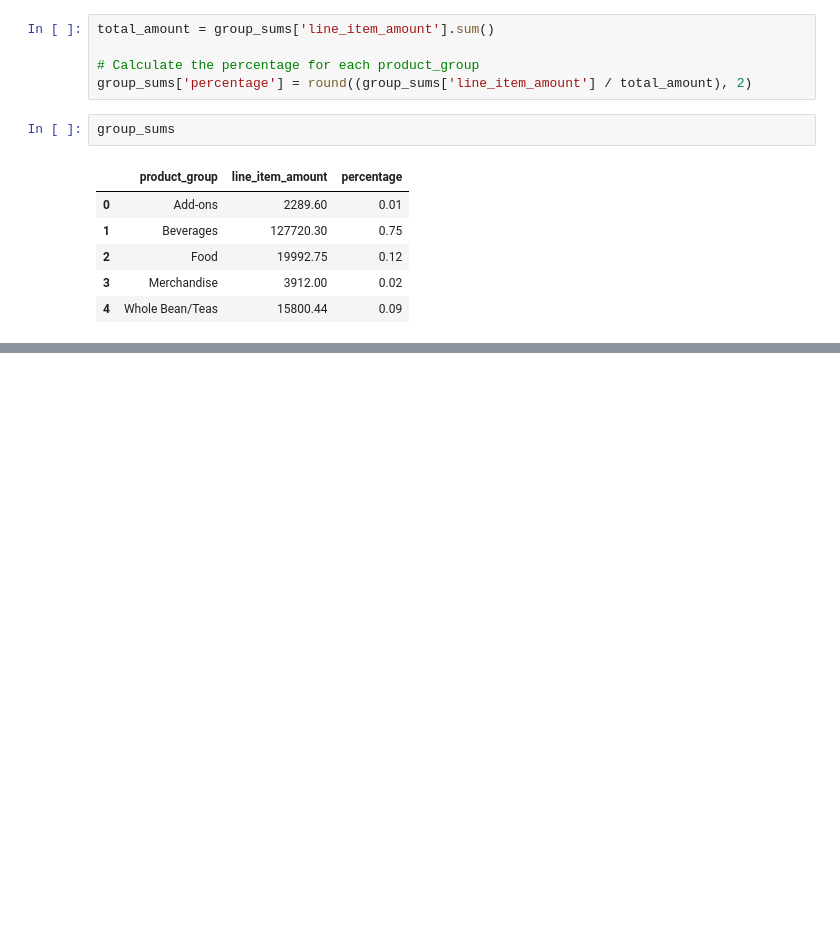
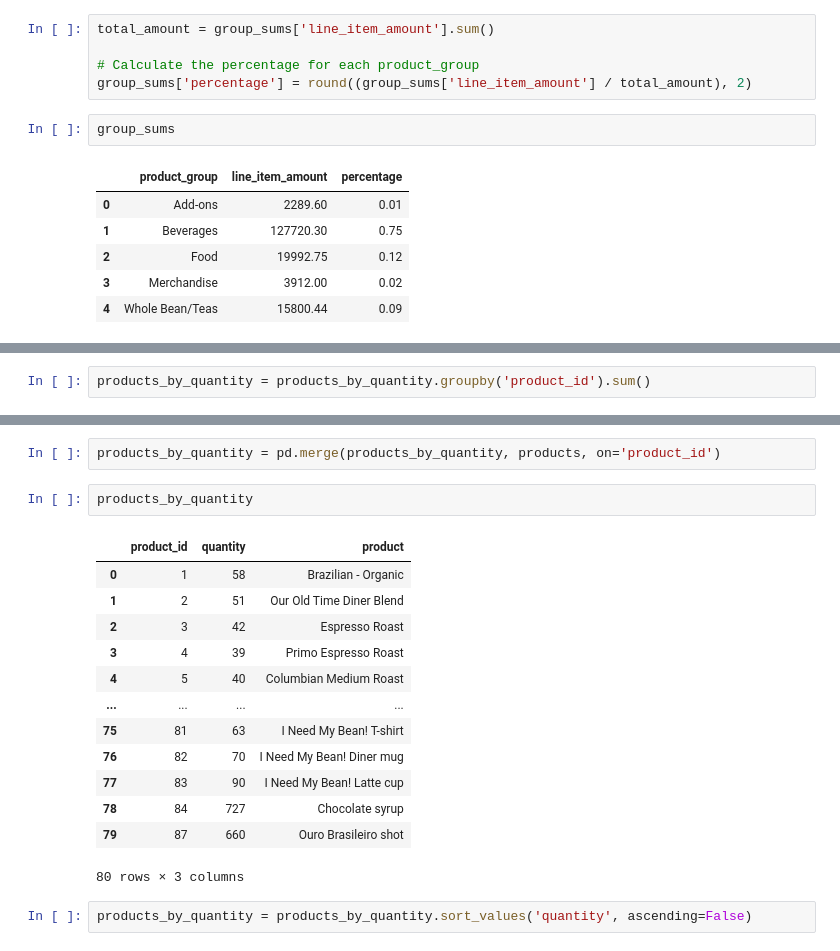
Before and after one commit to coffee-shop-analysis/coffee_project, a Jupyter notebook: explore_j.ipynb, the cells around one changed output, grey strips where cells are left out. Cells and saved outputs as stored; diff of their text form; blank space fills up the shorter version.

```diff
--- a/explore_j.ipynb
+++ b/explore_j.ipynb
@@ -294,0 +299,2 @@ group_sums
+# %%
+products_by_quantity = products_by_quantity.groupby('product_id').sum()
@@ -294,0 +321,20 @@ group_sums
+# %%
+products_by_quantity = pd.merge(products_by_quantity, products, on='product_id')
+# %%
+products_by_quantity
+# %% [output]
+|  | product_id | quantity | product |
+| 0 | 1 | 58 | Brazilian - Organic |
+| 1 | 2 | 51 | Our Old Time Diner Blend |
+| 2 | 3 | 42 | Espresso Roast |
+| 3 | 4 | 39 | Primo Espresso Roast |
+| 4 | 5 | 40 | Columbian Medium Roast |
+| ... | ... | ... | ... |
+| 75 | 81 | 63 | I Need My Bean! T-shirt |
+| 76 | 82 | 70 | I Need My Bean! Diner mug |
+| 77 | 83 | 90 | I Need My Bean! Latte cup |
+| 78 | 84 | 727 | Chocolate syrup |
+| 79 | 87 | 660 | Ouro Brasileiro shot |
+80 rows × 3 columns
+# %%
+products_by_quantity = products_by_quantity.sort_values('quantity', ascending=False)
```
Also changed, not shown: parts of 10 cells of this notebook.
